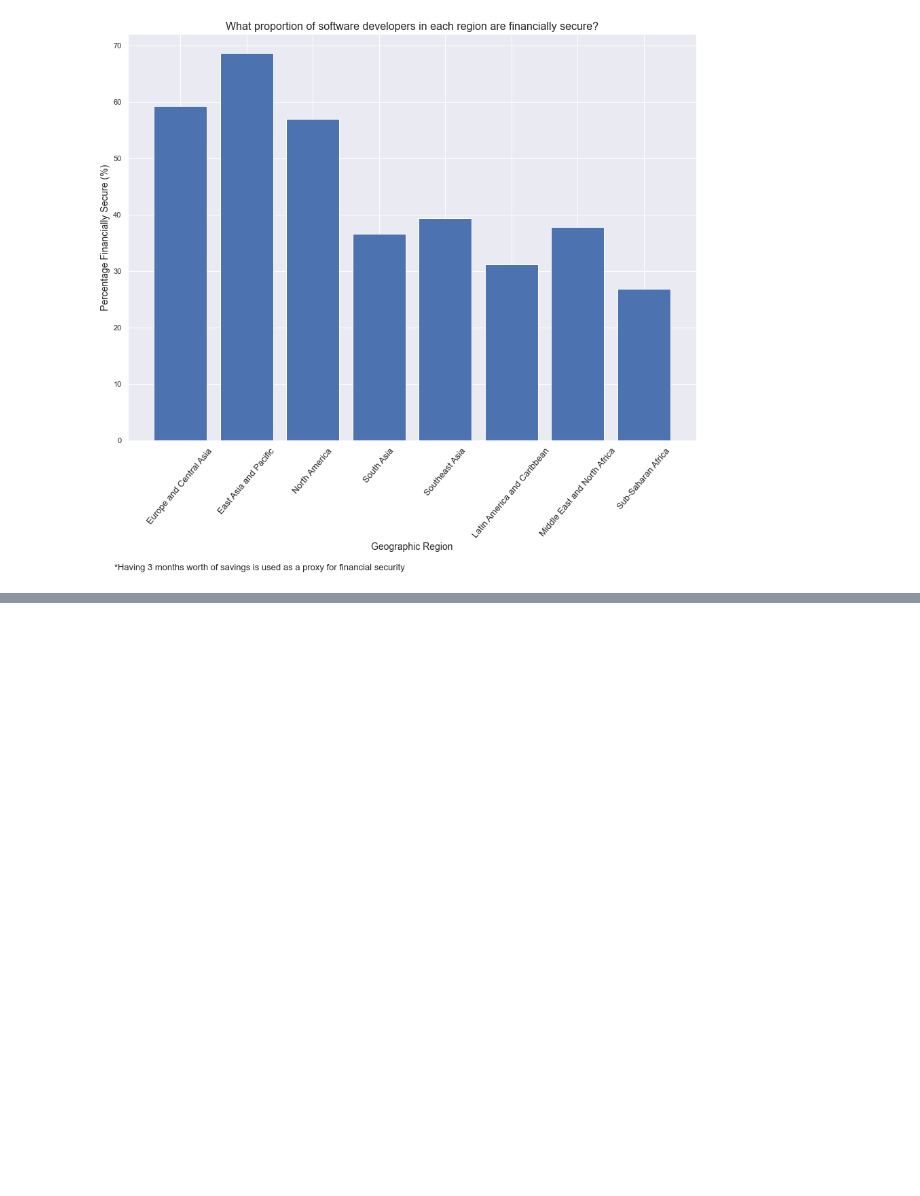
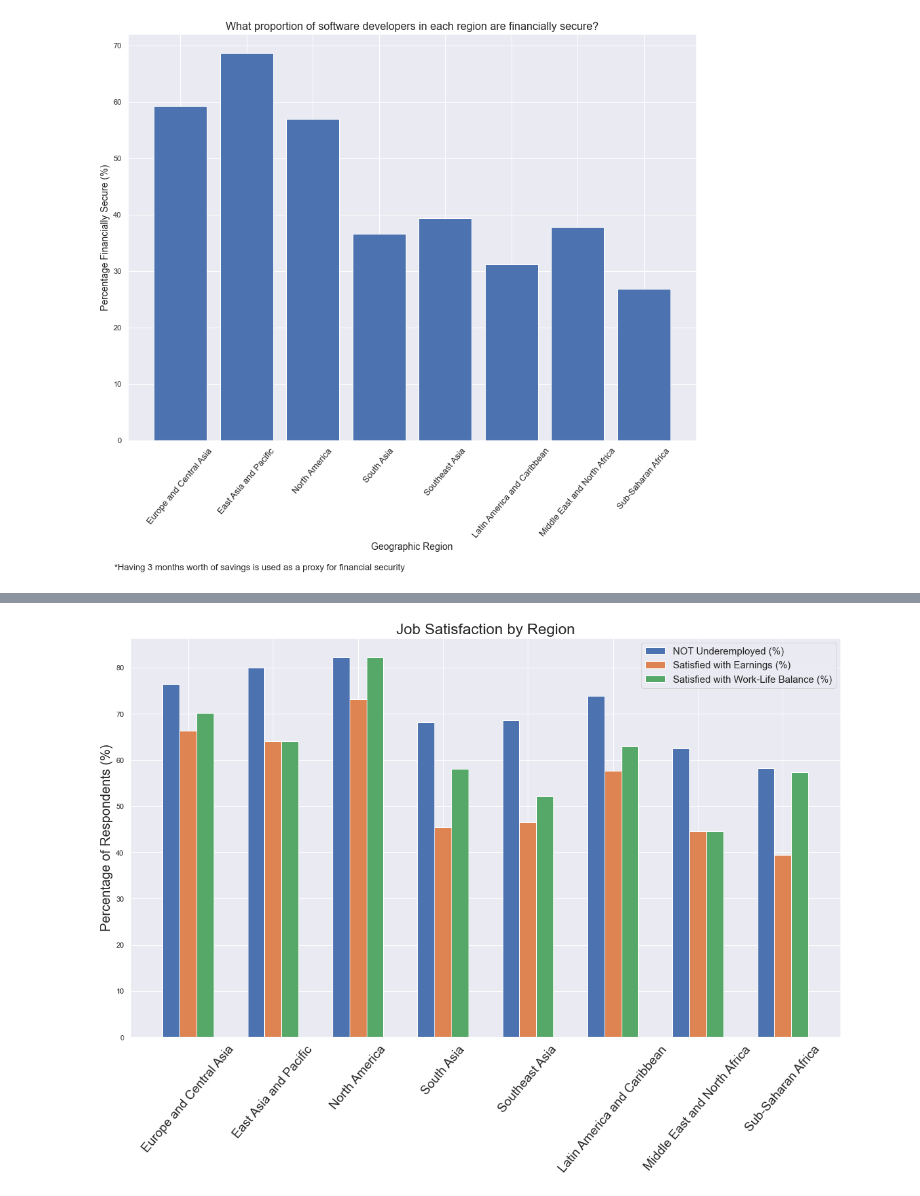
Before and after one commit to jordan-barrett-jm/software-dev-satisfaction, a Jupyter notebook: software_developer_satisfaction.ipynb, the cells around one changed output, grey strips where cells are left out. Saved outputs shown, nothing was run; the diff lists cells and outputs as text; code cells hidden in the pictures; blank space fills up the shorter version.

```diff
--- a/software_developer_satisfaction.ipynb
+++ b/software_developer_satisfaction.ipynb
@@ -166,15 +166,15 @@ geographical_savings.describe()
 | top | Yes | Europe and Central Asia |
 | freq | 797 | 491 |
 # %%
-y = geographical_savings['geographic_region'].dropna().unique()
-x = []
+x = geographical_savings['geographic_region'].dropna().unique()
+y = []
 # %%
-for region in y:
+for region in x:
     region_df = geographical_savings[(geographical_savings['geographic_region'] == region)]
     count_secure = region_df[(region_df.three_months_savings == 'Yes')]['three_months_savings'].count()
     print (region, count_secure)
     percentage_secure = count_secure / region_df['three_months_savings'].count() * 100
-    x.append(percentage_secure)
+    y.append(percentage_secure)
 # %% [output]
 Europe and Central Asia 285
 East Asia and Pacific 35
@@ -196,0 +199,16 @@ Text(-1, -23, '*Having 3 months worth of savings is used as a proxy for financia
+# %%
+regions = software_workers['geographic_region'].dropna().unique()
+not_underemployed = []
+earnings_satisfaction = []
+worklife_satisfaction = []
+# %%
+for region in regions:
+    satisfaction = ['Somewhat satisfied', 'Very satisfied']
+    region_df = software_workers[(software_workers['geographic_region'] == region)]
+    count_not_underemployed = region_df[(region_df.under_employed == 'No')]['under_employed'].count()
+    count_earnings_satisfied = region_df[region_df['earnings_satisfaction'].isin(satisfaction)]['earnings_satisfaction'].count()
+    count_worklife_satisfied = region_df[region_df['work_life_satisfaction'].isin(satisfaction)]['work_life_satisfaction'].count()
+    not_underemployed.append((count_not_underemployed / region_df['under_employed'].count())*100)
+    earnings_satisfaction.append((count_earnings_satisfied / region_df['earnings_satisfaction'].count())*100)
+    worklife_satisfaction.append((count_worklife_satisfied / region_df['work_life_satisfaction'].count())*100)
+    print (region, count_not_underemployed,count_earnings_satisfied,count_worklife_satisfied )
@@ -196,0 +224,23 @@ Text(-1, -23, '*Having 3 months worth of savings is used as a proxy for financia
+# %%
+x = np.arange(len(regions))
+width = 0.2  # the width of the bars
+
+plt.bar(x - width, not_underemployed, width, label='NOT Underemployed (%)')
+plt.bar(x , earnings_satisfaction, width, label='Satisfied with Earnings (%)')
+plt.bar(x + width , worklife_satisfaction, width, label='Satisfied with Work-Life Balance (%)')
+
+plt.ylabel('Percentage of Respondents (%)', fontsize=20)
+plt.title('Job Satisfaction by Region', fontsize=23)
+plt.legend(fontsize=15)
+
+ax.bar_label(rects1, padding=10)
+ax.bar_label(rects2, padding=3)
+ax.bar_label(rects3, padding=3)
+
+plt.xticks(x, regions,rotation=50, fontsize=19)
+
+plt.tight_layout()
+
+plt.show()
+# %% [output]
+[figure, added]
```
Also changed, not shown: parts of 4 cells of this notebook.
